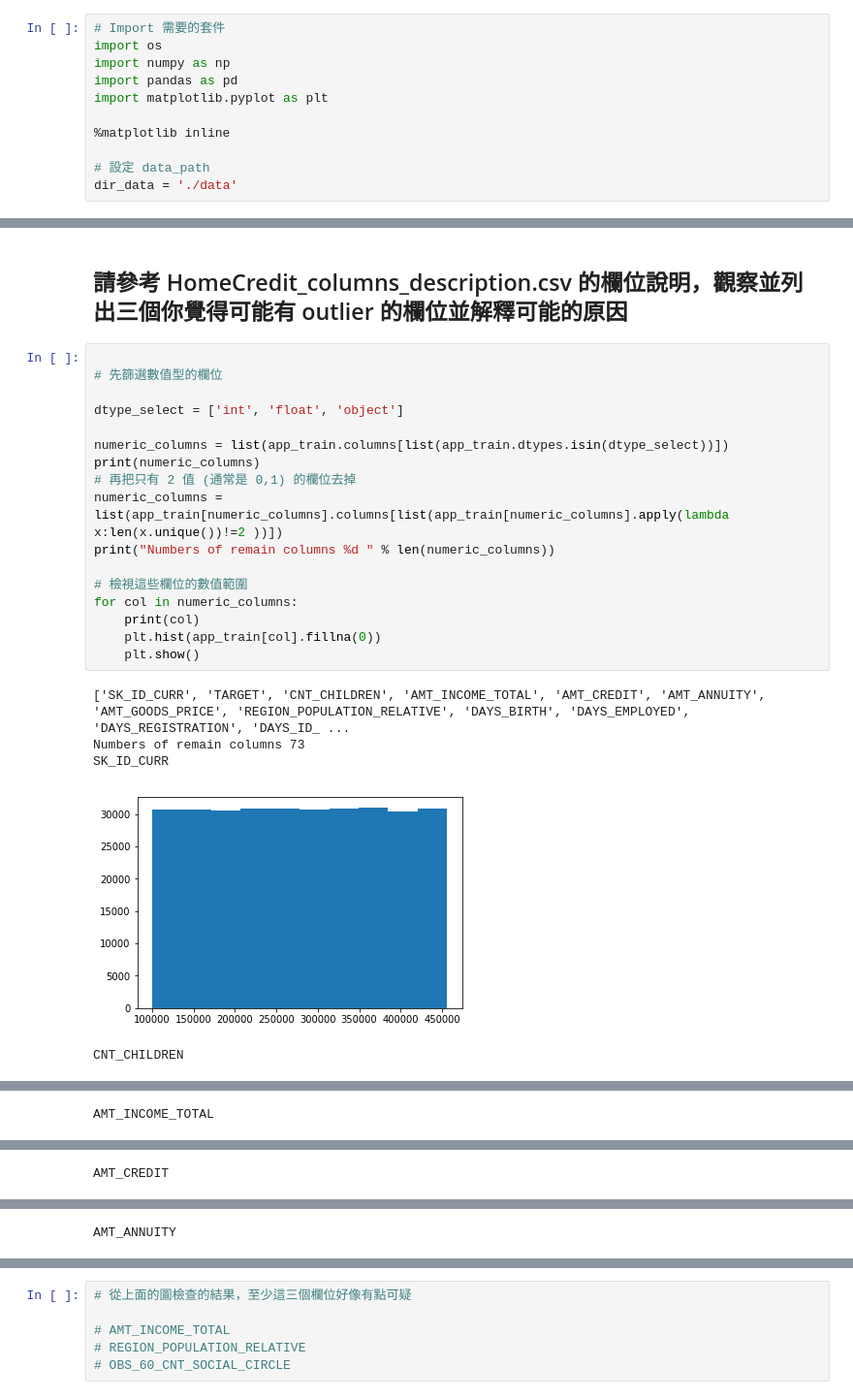
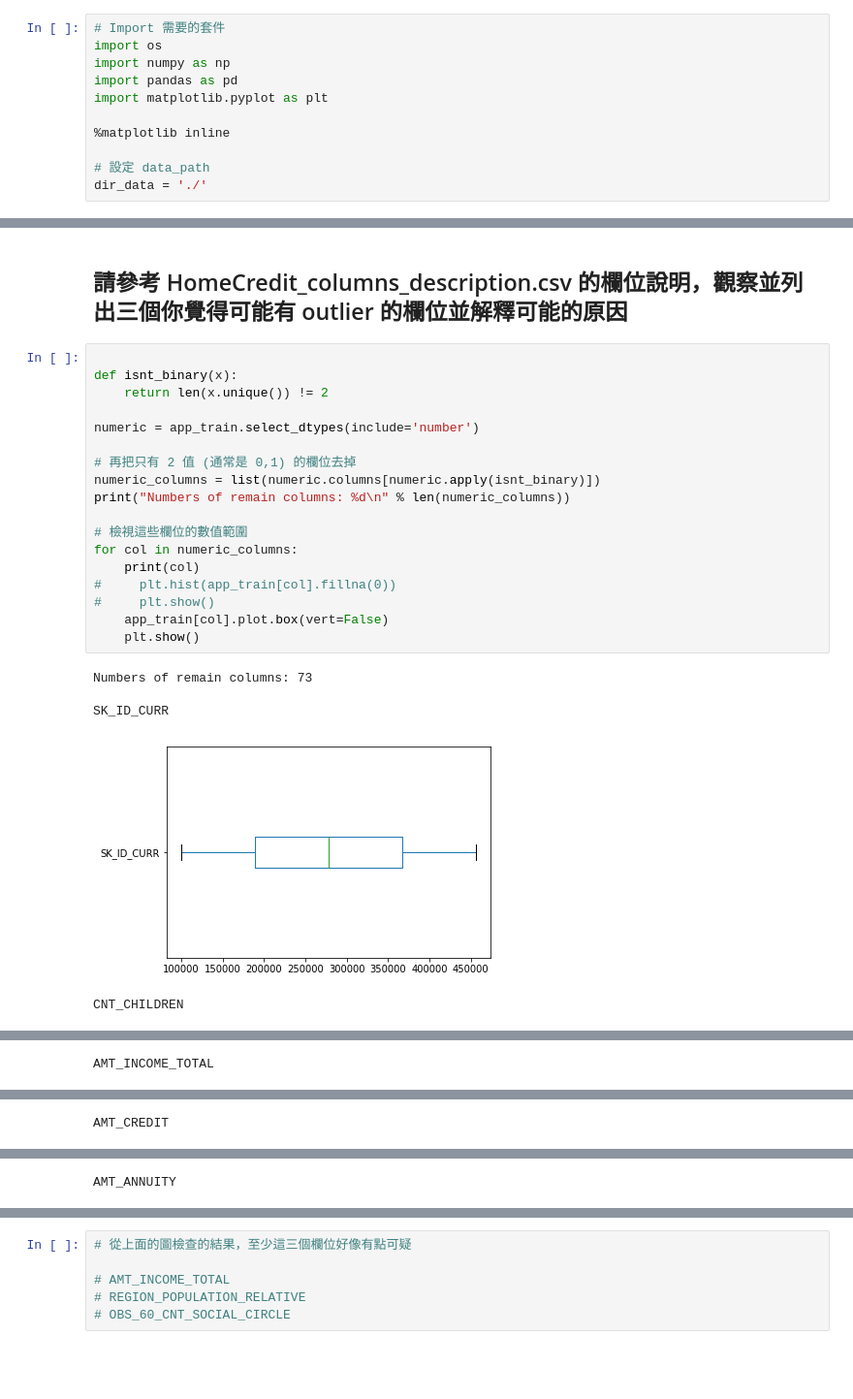
Before and after one commit to John-auw/ML100-Days, a Jupyter notebook: homework/Day_006_HW.ipynb, the cells around one changed output, grey strips where cells are left out. Shown at 97% size. Cells and saved outputs as stored; diff of their text form; blank space fills up the shorter version.

```diff
--- a/homework/Day_006_HW.ipynb
+++ b/homework/Day_006_HW.ipynb
@@ -13,5 +15,5 @@ import matplotlib.pyplot as plt
 %matplotlib inline
 
 # 設定 data_path
-dir_data = './data'
+dir_data = './'
 # %%
@@ -32,24 +40,25 @@ Path of read in data: ./data/application_train.csv
 ## 請參考 HomeCredit_columns_description.csv 的欄位說明，觀察並列出三個你覺得可能有 outlier 的欄位並解釋可能的原因
 # %%
 
-# 先篩選數值型的欄位
+def isnt_binary(x):
+    return len(x.unique()) != 2
 
-dtype_select = ['int', 'float', 'object']
+numeric = app_train.select_dtypes(include='number')
 
-numeric_columns = list(app_train.columns[list(app_train.dtypes.isin(dtype_select))])
-print(numeric_columns)
 # 再把只有 2 值 (通常是 0,1) 的欄位去掉
-numeric_columns = list(app_train[numeric_columns].columns[list(app_train[numeric_columns].apply(lambda x:len(x.unique())!=2 ))])
-print("Numbers of remain columns %d " % len(numeric_columns))
+numeric_columns = list(numeric.columns[numeric.apply(isnt_binary)])
+print("Numbers of remain columns: %d\n" % len(numeric_columns))
 
 # 檢視這些欄位的數值範圍
 for col in numeric_columns:
     print(col)
-    plt.hist(app_train[col].fillna(0))
+#     plt.hist(app_train[col].fillna(0))
+#     plt.show()
+    app_train[col].plot.box(vert=False)
     plt.show()
 # %% [output]
-['SK_ID_CURR', 'TARGET', 'CNT_CHILDREN', 'AMT_INCOME_TOTAL', 'AMT_CREDIT', 'AMT_ANNUITY', 'AMT_GOODS_PRICE', 'REGION_POPULATION_RELATIVE', 'DAYS_BIRTH', 'DAYS_EMPLOYED', 'DAYS_REGISTRATION', 'DAYS_ID_ ...
-Numbers of remain columns 73
+Numbers of remain columns: 73
+
 SK_ID_CURR
-[figure, old version]
+[figure, new version]
 CNT_CHILDREN
```
Also changed, not shown: parts of 7 cells of this notebook.
